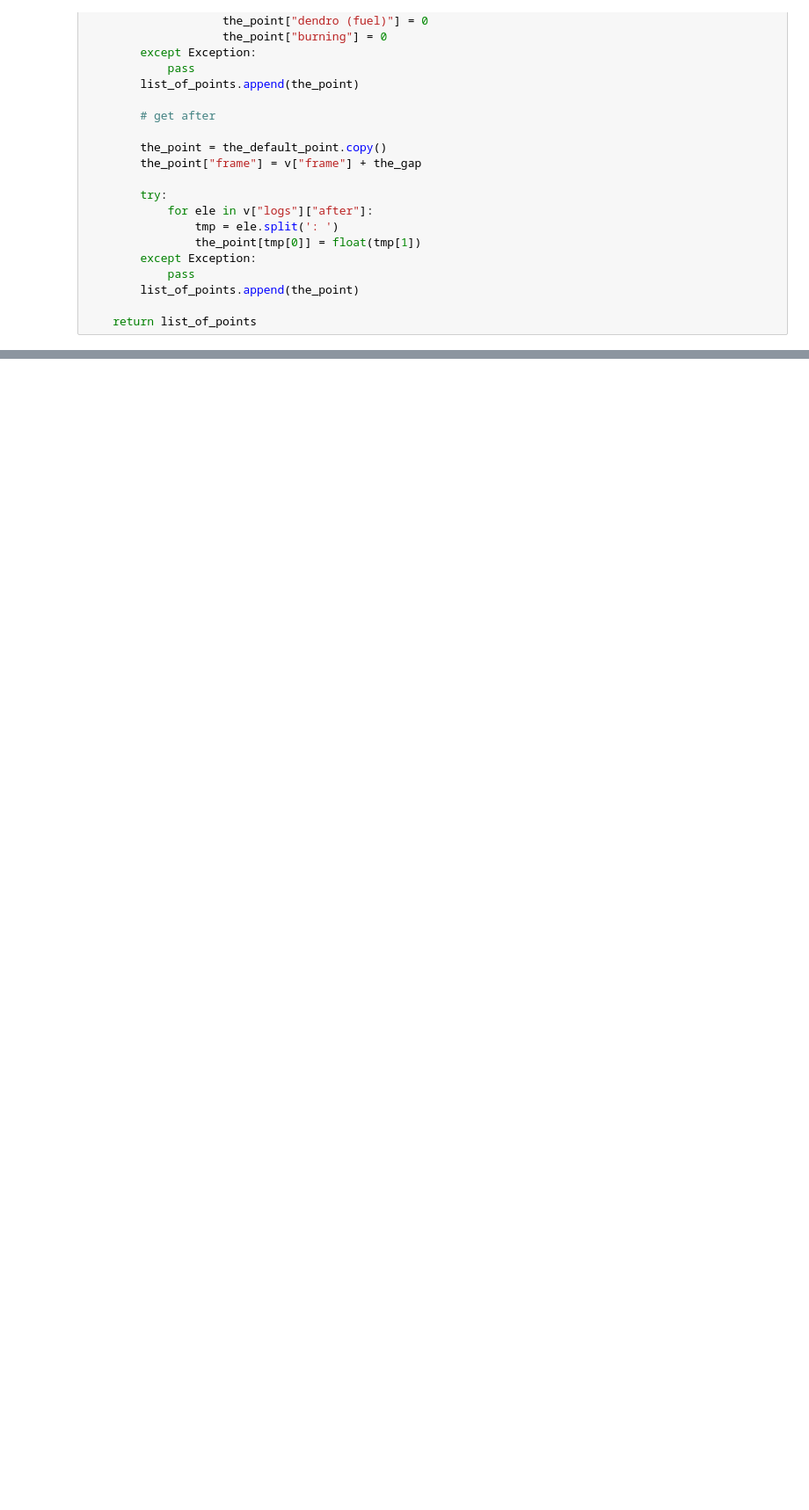
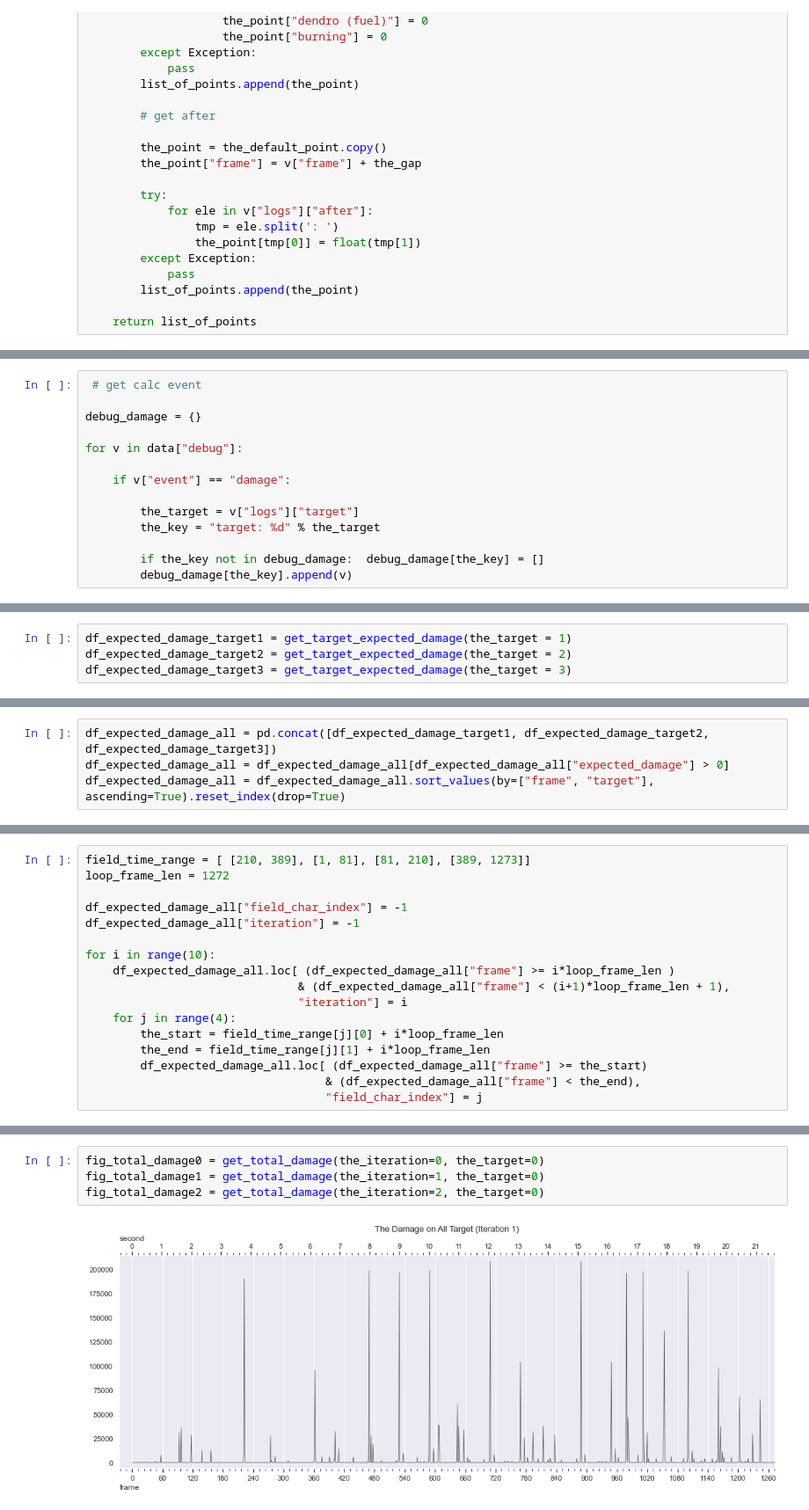
Before and after one commit to PerseusC/genshin_team_visualization, a Jupyter notebook: thoma_nahida_xingqiu_heizou/thoma.ipynb, the cells around one changed output, grey strips where cells are left out. Shown at 88% size. Saved outputs shown, nothing was run; the diff lists cells and outputs as text; blank space fills up the shorter version.

```diff
--- a/thoma_nahida_xingqiu_heizou/thoma.ipynb
+++ b/thoma_nahida_xingqiu_heizou/thoma.ipynb
@@ -366,0 +262,14 @@ tmp
+# %%
+ # get calc event
+
+debug_damage = {}
+
+for v in data["debug"]:
+
+    if v["event"] == "damage":
+
+        the_target = v["logs"]["target"]
+        the_key = "target: %d" % the_target
+
+        if the_key not in debug_damage:  debug_damage[the_key] = []
+        debug_damage[the_key].append(v)
@@ -366,0 +319,4 @@ tmp
+# %%
+df_expected_damage_target1 = get_target_expected_damage(the_target = 1)
+df_expected_damage_target2 = get_target_expected_damage(the_target = 2)
+df_expected_damage_target3 = get_target_expected_damage(the_target = 3)
@@ -366,0 +351,4 @@ tmp
+# %%
+df_expected_damage_all = pd.concat([df_expected_damage_target1, df_expected_damage_target2, df_expected_damage_target3])
+df_expected_damage_all = df_expected_damage_all[df_expected_damage_all["expected_damage"] > 0]
+df_expected_damage_all = df_expected_damage_all.sort_values(by=["frame", "target"], ascending=True).reset_index(drop=True)
@@ -367 +387,18 @@ tmp
+# %%
+field_time_range = [ [210, 389], [1, 81], [81, 210], [389, 1273]]
+loop_frame_len = 1272
+
+df_expected_damage_all["field_char_index"] = -1
+df_expected_damage_all["iteration"] = -1
+
+for i in range(10):
+    df_expected_damage_all.loc[ (df_expected_damage_all["frame"] >= i*loop_frame_len )
+                               & (df_expected_damage_all["frame"] < (i+1)*loop_frame_len + 1),
+                               "iteration"] = i
+    for j in range(4):
+        the_start = field_time_range[j][0] + i*loop_frame_len
+        the_end = field_time_range[j][1] + i*loop_frame_len
+        df_expected_damage_all.loc[ (df_expected_damage_all["frame"] >= the_start)
+                                   & (df_expected_damage_all["frame"] < the_end),
+                                   "field_char_index"] = j
 # %%
@@ -368,0 +510,6 @@ df_damage_detail.to_csv('thoma_damage.csv', index=False)
+# %%
+fig_total_damage0 = get_total_damage(the_iteration=0, the_target=0)
+fig_total_damage1 = get_total_damage(the_iteration=1, the_target=0)
+fig_total_damage2 = get_total_damage(the_iteration=2, the_target=0)
+# %% [output]
+[figure, added]
```
Also changed, not shown: parts of 42 cells of this notebook, 5 other files.
